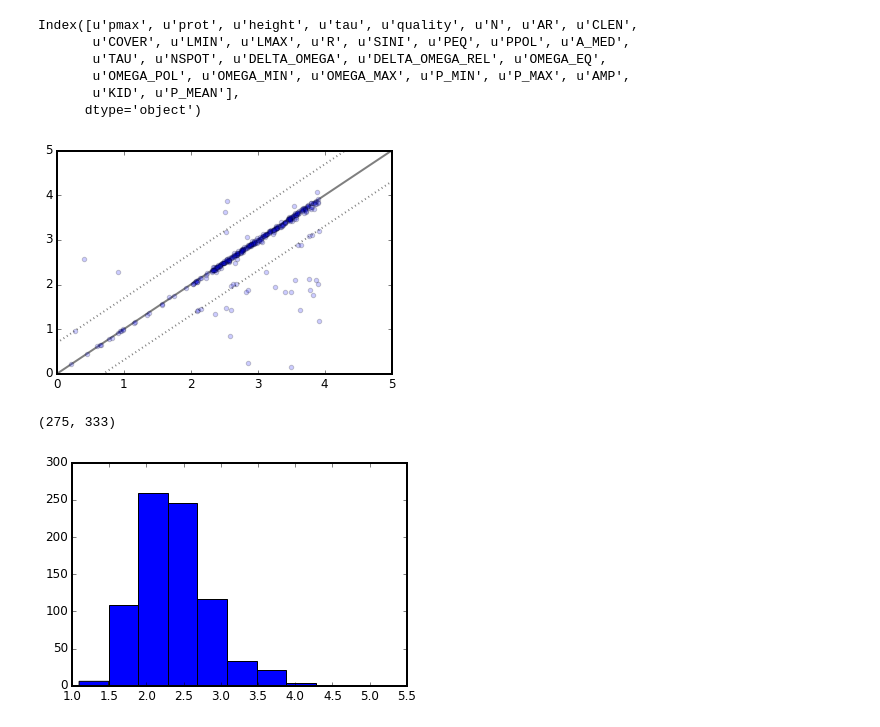
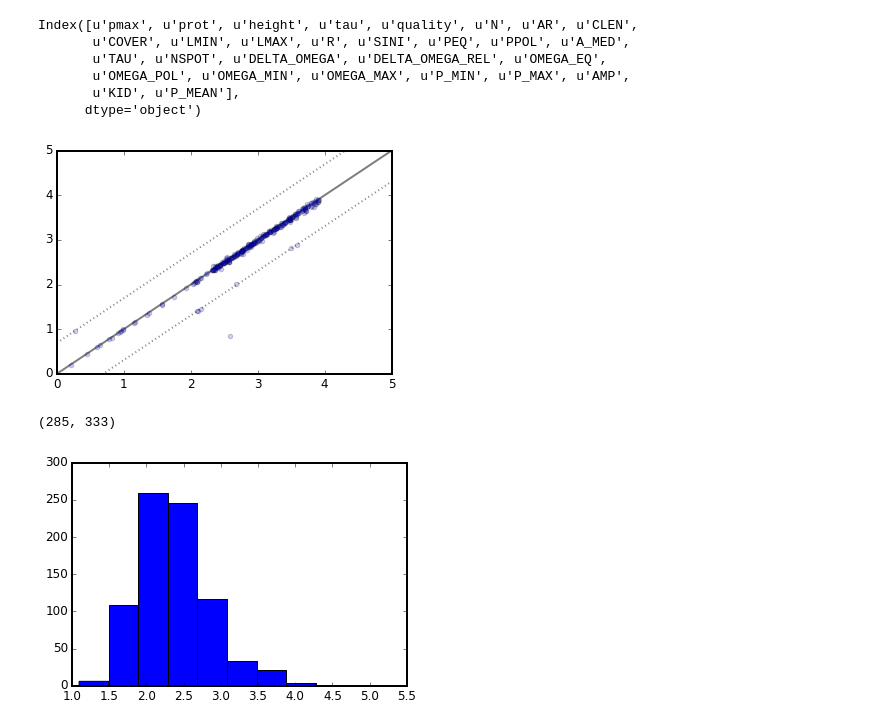
Before and after one commit to RuthAngus/GProtation, a Jupyter notebook: notebooks_tdm/summary.ipynb, the cells around one changed output. Saved outputs shown, nothing was run; the diff lists cells and outputs as text; code cells hidden in the pictures.

```diff
--- a/notebooks_tdm/summary.ipynb
+++ b/notebooks_tdm/summary.ipynb
@@ -41,30 +41,30 @@ Index([u'pmax', u'prot', u'height', u'tau', u'quality', u'N', u'AR', u'CLEN',
 # %%
 %matplotlib inline
 import matplotlib.pyplot as plt
 import mpld3
 from mpld3 import plugins
 mpld3.enable_notebook()
 
-# q = 'tau > 0.5*prot and DELTA_OMEGA==0'
-q = 'DELTA_OMEGA==0'
+q = 'tau > 0.5*prot and DELTA_OMEGA==0'
+# q = 'DELTA_OMEGA==0'
 
 fig, ax = plt.subplots(1,1)
 points = ax.scatter(np.log(df_acf.query(q)['P_MEAN']), np.log(df_acf.query(q).prot),
                     alpha=0.2)
 ax.plot(range(6), range(6), 'k', lw=2, alpha=0.5, zorder=0)
 ax.plot(range(6), np.arange(6) + np.log(2), ls=':', c='k', alpha=0.5)
 ax.plot(range(6), np.arange(6) - np.log(2), ls=':', c='k', alpha=0.5)
 ax.set_xlim((0,5))
 ax.set_ylim((0,5))
 tooltip = plugins.PointLabelTooltip(points, labels=['{}: {:.2f}'.format(i, df_acf.ix[i, 'P_MEAN'])
                                                     for i in df_acf.query(q).index])
 plugins.connect(fig, tooltip)
 # %% [output]
-[figure, old version]
+[figure, new version]
 # %%
 len(df_acf.query(q)), len(df_acf.query('DELTA_OMEGA==0'))
 # %% [output]
-(275, 333)
+(285, 333)
 # %%
 plt.hist(np.log10(df_acf.query(q)['quality']));
 # %% [output]
```
Also changed, not shown: parts of 1 cell of this notebook, 2 other files.
